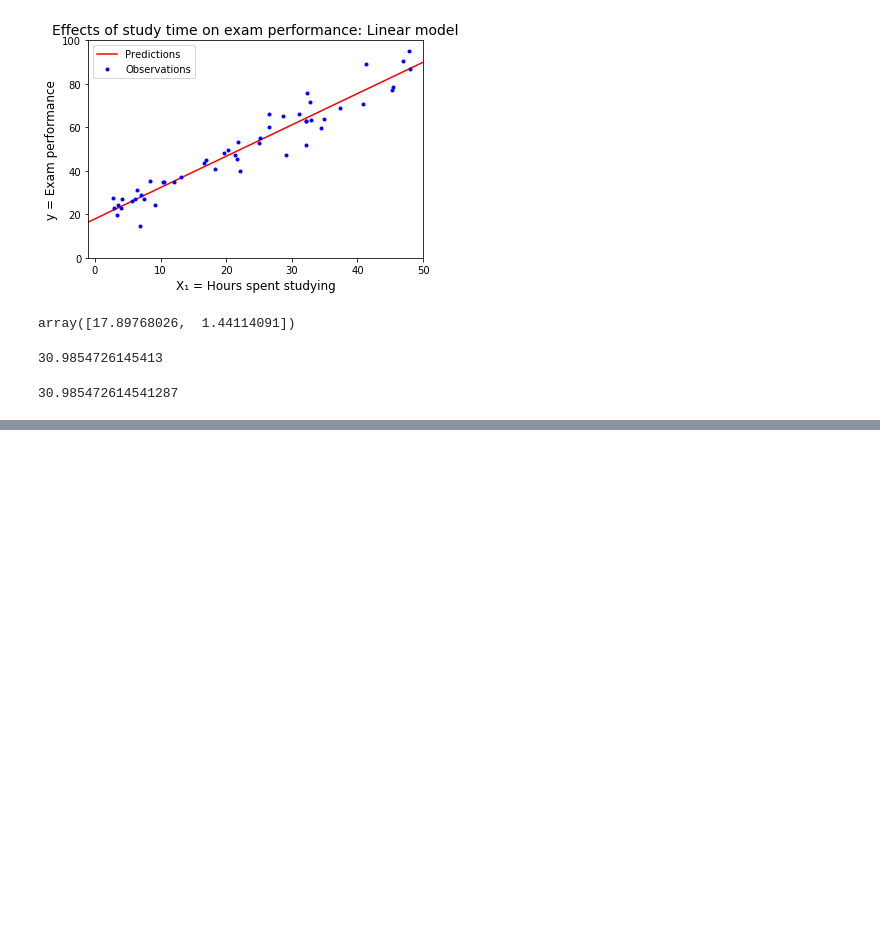
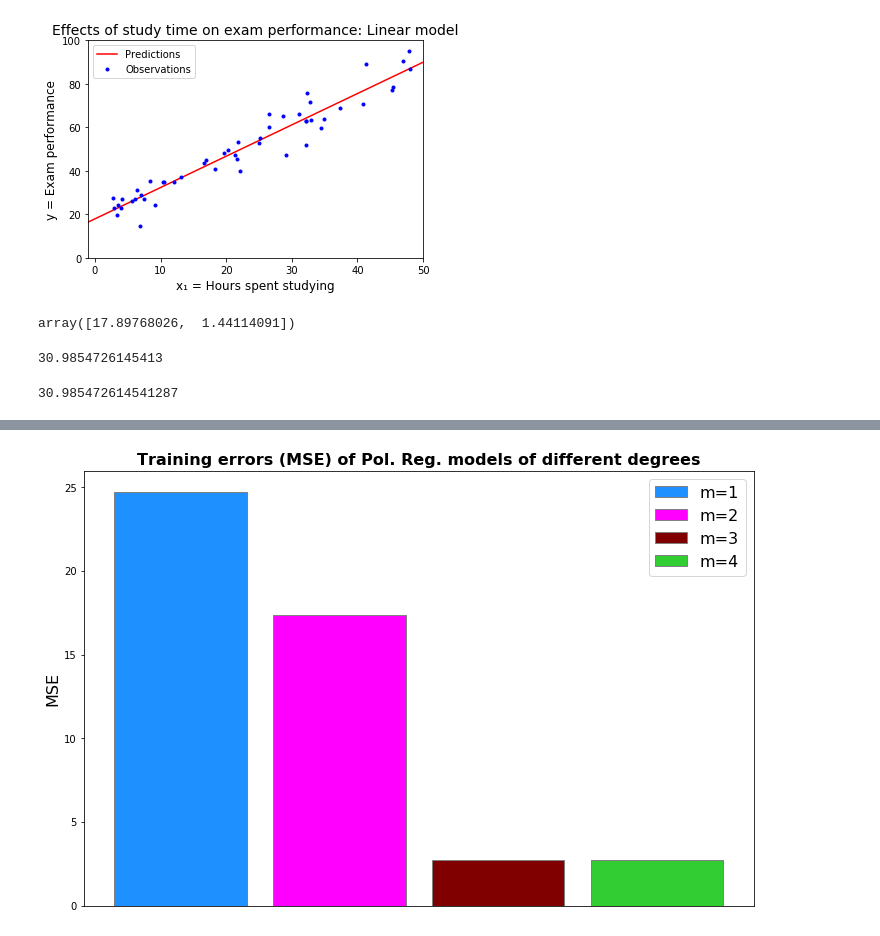
Before and after one commit to larswe/introductory-applied-machine-learning, a Jupyter notebook: Coursework 1/Untitled.ipynb, the cells around one changed output, grey strips where cells are left out. Drawn from its saved outputs; the diff is of its cells as text; code cells hidden in the pictures; blank space fills up the shorter version.

```diff
--- a/Coursework 1/Untitled.ipynb
+++ b/Coursework 1/Untitled.ipynb
@@ -118,0 +193,23 @@ print(w1[np.argmin([mse(Phi, [w0, w1[i]]) for i in range(10000)])])
+# %%
+# set width of bar
+barWidth = 0.25
+fig = plt.subplots(figsize =(12, 8))
+
+# set height of bar
+heights = [[error] for error in errors]
+
+# Set position of bar on X axis
+brs = [0, 0.3, 0.6, 0.9]
+
+# Make the plot
+for i in range(len(models)):
+    plt.bar(brs[i], heights[i], color =colours[i], width = barWidth,
+        edgecolor ='grey', label ="m=" + str(i+1))
+
+plt.ylabel('MSE', fontsize=16)
+plt.xticks([])
+plt.legend(prop={'size': 16})
+plt.title("Training errors (MSE) of Pol. Reg. models of different degrees", fontsize=16, fontweight="bold")
+plt.show()
+# %% [output]
+[figure, added]
```
Also changed, not shown: parts of 14 cells of this notebook, 3 other files.
